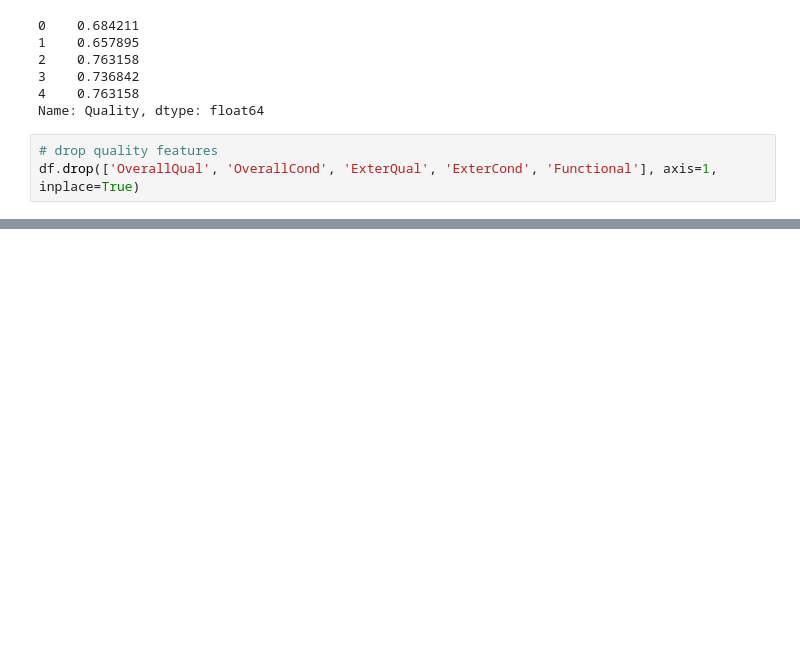
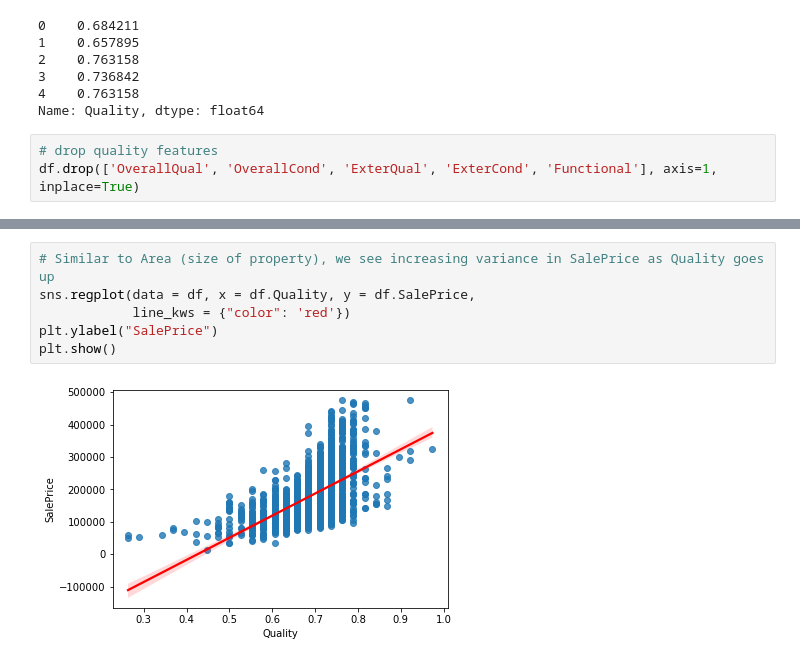
Before and after one commit to rishigoutam/ames-iowa, a Jupyter notebook: rishi/eda.ipynb, the cells around one changed output, grey strips where cells are left out. Drawn from its saved outputs; the diff is of its cells as text; blank space fills up the shorter version.

```diff
--- a/rishi/eda.ipynb
+++ b/rishi/eda.ipynb
@@ -512,0 +526,8 @@ df.drop(['OverallQual', 'OverallCond', 'ExterQual', 'ExterCond', 'Functional'],
+# %%
+# Similar to Area (size of property), we see increasing variance in SalePrice as Quality goes up
+sns.regplot(data = df, x = df.Quality, y = df.SalePrice,
+            line_kws = {"color": 'red'})
+plt.ylabel("SalePrice")
+plt.show()
+# %% [output]
+[figure, added]
```
Also changed, not shown: parts of 5 cells of this notebook.
